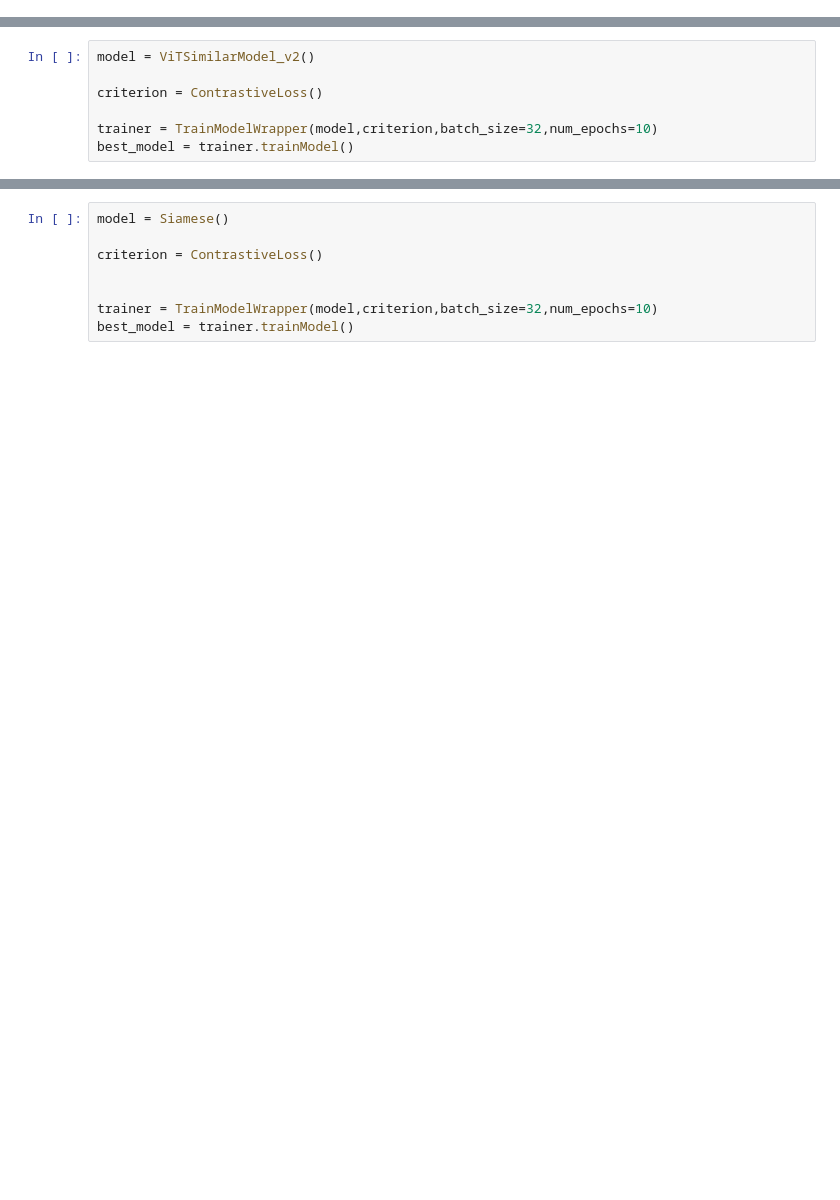
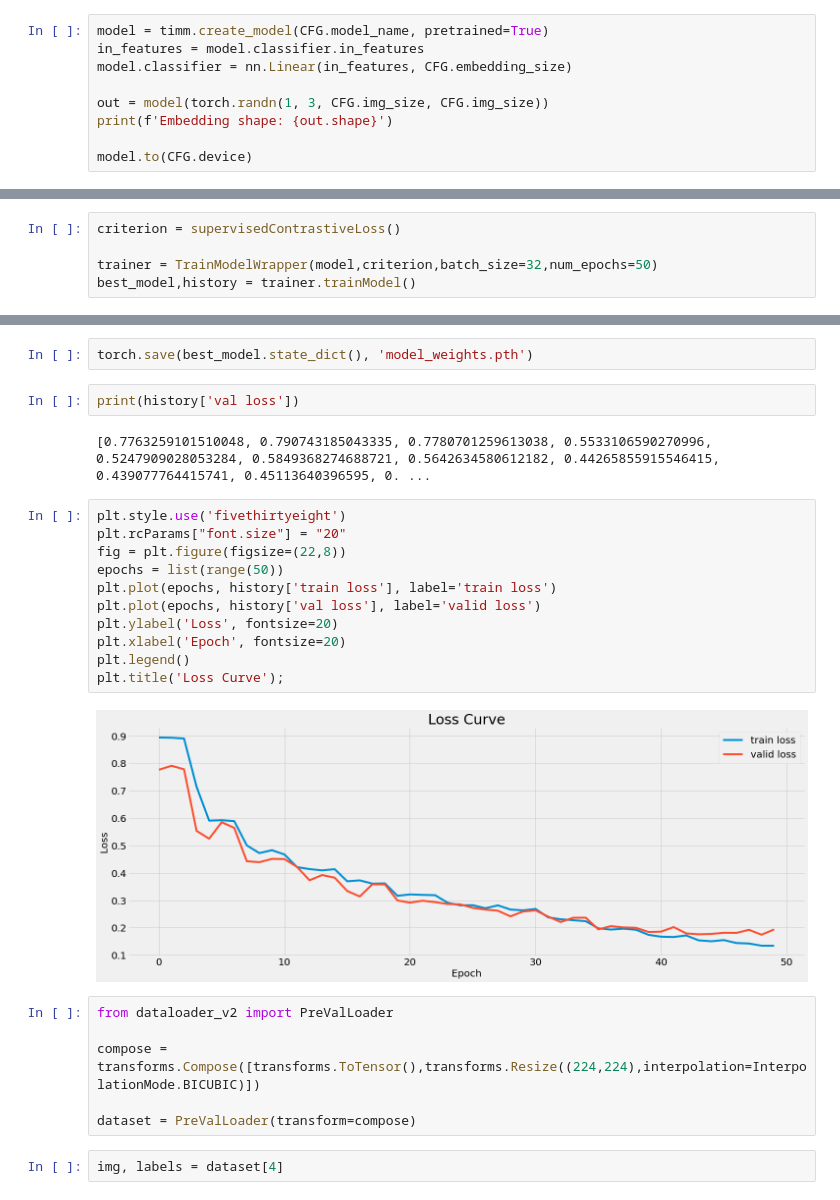
Before and after one commit to ms2892/CVProject, a Jupyter notebook: src/models/Report.ipynb, the cells around one changed output, grey strips where cells are left out. Cells and saved outputs as stored; diff of their text form; blank space fills up the shorter version.

Commit message:
Trained Supervised Contrastive Learning

```diff
--- a/src/models/Report.ipynb
+++ b/src/models/Report.ipynb
@@ -24,0 +29,9 @@ from train_model import TrainModelWrapper
+# %%
+model = timm.create_model(CFG.model_name, pretrained=True)
+in_features = model.classifier.in_features
+model.classifier = nn.Linear(in_features, CFG.embedding_size)
+
+out = model(torch.randn(1, 3, CFG.img_size, CFG.img_size))
+print(f'Embedding shape: {out.shape}')
+
+model.to(CFG.device)
@@ -25,8 +57,6 @@ from train_model import TrainModelWrapper
 # %%
-model = ViTSimilarModel_v2()
+criterion = supervisedContrastiveLoss()
 
-criterion = ContrastiveLoss()
-
-trainer = TrainModelWrapper(model,criterion,batch_size=32,num_epochs=10)
-best_model = trainer.trainModel()
+trainer = TrainModelWrapper(model,criterion,batch_size=32,num_epochs=50)
+best_model,history = trainer.trainModel()
 # %% [output]
@@ -40,8 +92,27 @@ KeyboardInterrupt:
+# %%
+torch.save(best_model.state_dict(), 'model_weights.pth')
+# %%
+print(history['val loss'])
+# %% [output]
+[0.7763259101510048, 0.790743185043335, 0.7780701259613038, 0.5533106590270996, 0.5247909028053284, 0.5849368274688721, 0.5642634580612182, 0.44265855915546415, 0.439077764415741, 0.45113640396595, 0. ...
+# %%
+plt.style.use('fivethirtyeight')
+plt.rcParams["font.size"] = "20"
+fig = plt.figure(figsize=(22,8))
+epochs = list(range(50))
+plt.plot(epochs, history['train loss'], label='train loss')
+plt.plot(epochs, history['val loss'], label='valid loss')
+plt.ylabel('Loss', fontsize=20)
+plt.xlabel('Epoch', fontsize=20)
+plt.legend()
+plt.title('Loss Curve');
+# %% [output]
+[figure, added]
 # %%
-model = Siamese()
+from dataloader_v2 import PreValLoader
 
-criterion = ContrastiveLoss()
+compose = transforms.Compose([transforms.ToTensor(),transforms.Resize((224,224),interpolation=InterpolationMode.BICUBIC)])
 
-
-trainer = TrainModelWrapper(model,criterion,batch_size=32,num_epochs=10)
-best_model = trainer.trainModel()
+dataset = PreValLoader(transform=compose)
+# %%
+img, labels = dataset[4]
```
Also changed, not shown: parts of 15 cells of this notebook, 3 other files.
